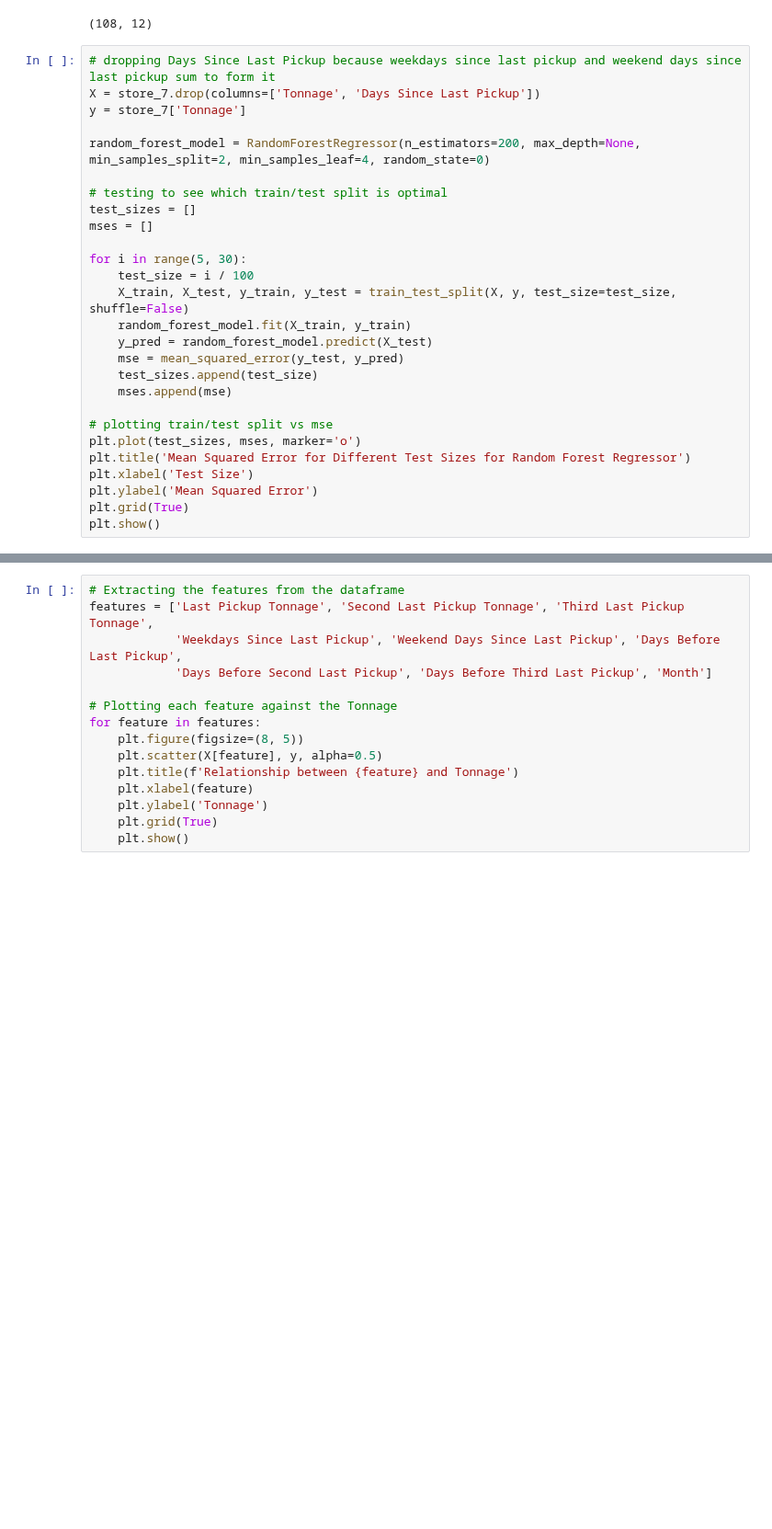
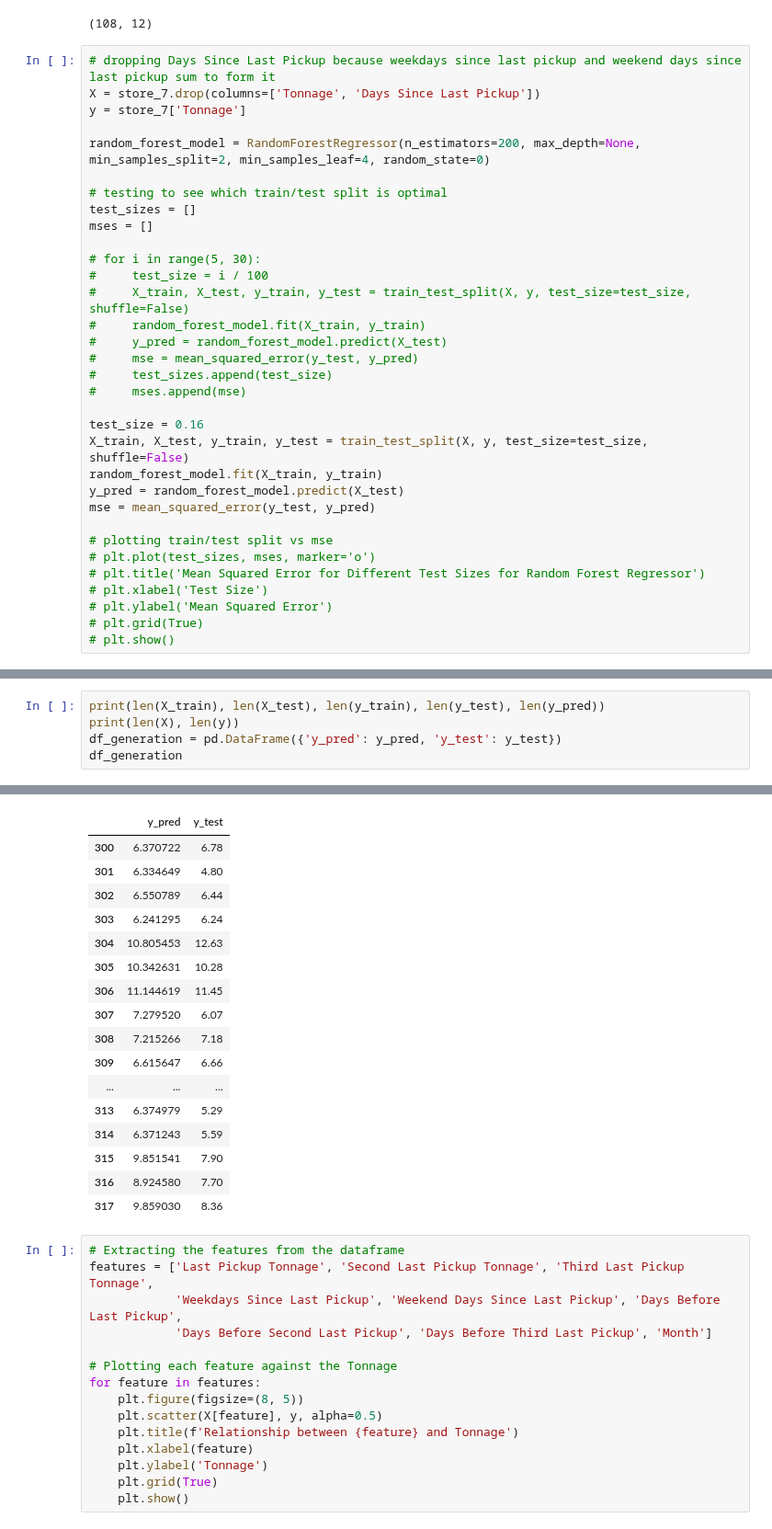
Before and after one commit to jli615/dtxwalmart, a Jupyter notebook: supercenter_singular_store_model.ipynb, the cells around one changed output, grey strips where cells are left out. Shown at 92% size. Saved outputs shown, nothing was run; the diff lists cells and outputs as text; blank space fills up the shorter version.

Commit message:
finished store 7 and 2049 model

```diff
--- a/supercenter_singular_store_model.ipynb
+++ b/supercenter_singular_store_model.ipynb
@@ -39,19 +39,25 @@ random_forest_model = RandomForestRegressor(n_estimators=200, max_depth=None, mi
 test_sizes = []
 mses = []
 
-for i in range(5, 30):
-    test_size = i / 100
-    X_train, X_test, y_train, y_test = train_test_split(X, y, test_size=test_size, shuffle=False)
-    random_forest_model.fit(X_train, y_train)
-    y_pred = random_forest_model.predict(X_test)
-    mse = mean_squared_error(y_test, y_pred)
-    test_sizes.append(test_size)
-    mses.append(mse)
+# for i in range(5, 30):
+#     test_size = i / 100
+#     X_train, X_test, y_train, y_test = train_test_split(X, y, test_size=test_size, shuffle=False)
+#     random_forest_model.fit(X_train, y_train)
+#     y_pred = random_forest_model.predict(X_test)
+#     mse = mean_squared_error(y_test, y_pred)
+#     test_sizes.append(test_size)
+#     mses.append(mse)
+
+test_size = 0.16
+X_train, X_test, y_train, y_test = train_test_split(X, y, test_size=test_size, shuffle=False)
+random_forest_model.fit(X_train, y_train)
+y_pred = random_forest_model.predict(X_test)
+mse = mean_squared_error(y_test, y_pred)
 
 # plotting train/test split vs mse
-plt.plot(test_sizes, mses, marker='o')
-plt.title('Mean Squared Error for Different Test Sizes for Random Forest Regressor')
-plt.xlabel('Test Size')
-plt.ylabel('Mean Squared Error')
-plt.grid(True)
-plt.show()
+# plt.plot(test_sizes, mses, marker='o')
+# plt.title('Mean Squared Error for Different Test Sizes for Random Forest Regressor')
+# plt.xlabel('Test Size')
+# plt.ylabel('Mean Squared Error')
+# plt.grid(True)
+# plt.show()
@@ -59,0 +64,6 @@ plt.show()
+# %%
+print(len(X_train), len(X_test), len(y_train), len(y_test), len(y_pred))
+print(len(X), len(y))
+df_generation = pd.DataFrame({'y_pred': y_pred, 'y_test': y_test})
+df_generation
+# %% [output]
@@ -60,3 +72,20 @@ plt.show()
+|  | y_pred | y_test |
+| 300 | 6.370722 | 6.78 |
+| 301 | 6.334649 | 4.80 |
+| 302 | 6.550789 | 6.44 |
+| 303 | 6.241295 | 6.24 |
+| 304 | 10.805453 | 12.63 |
+| 305 | 10.342631 | 10.28 |
+| 306 | 11.144619 | 11.45 |
+| 307 | 7.279520 | 6.07 |
+| 308 | 7.215266 | 7.18 |
+| 309 | 6.615647 | 6.66 |
+| ... | ... | ... |
+| 313 | 6.374979 | 5.29 |
+| 314 | 6.371243 | 5.59 |
+| 315 | 9.851541 | 7.90 |
+| 316 | 8.924580 | 7.70 |
+| 317 | 9.859030 | 8.36 |
 # %%
 # Extracting the features from the dataframe
 features = ['Last Pickup Tonnage', 'Second Last Pickup Tonnage', 'Third Last Pickup Tonnage',
```
Also changed, not shown: parts of 3 cells of this notebook.
